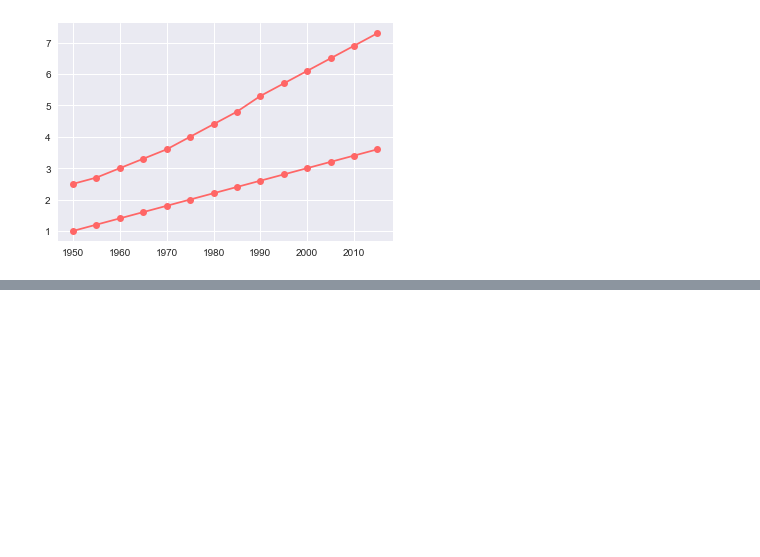
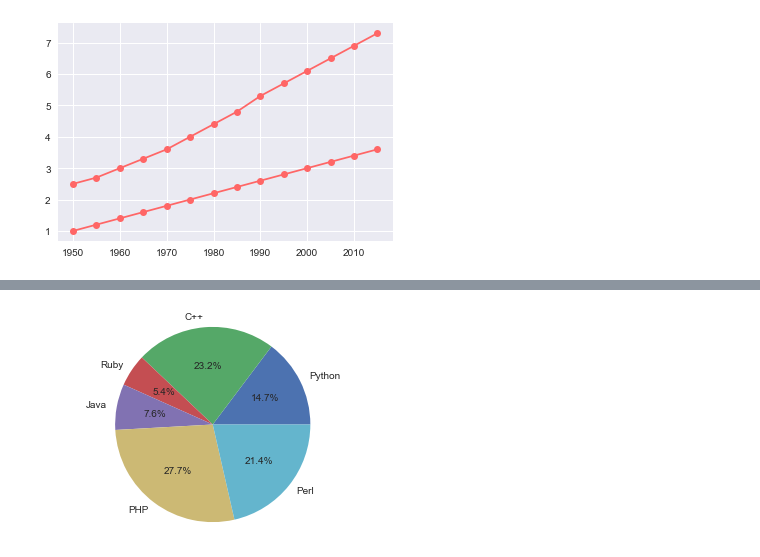
Before and after one commit to jhonasttan/pythonBegToAdClass, a Jupyter notebook: sect14-project9-DataVisiualization/mainNoteBook.ipynb, the cells around one changed output, grey strips where cells are left out. Saved outputs shown, nothing was run; the diff lists cells and outputs as text; code cells hidden in the pictures; blank space fills up the shorter version.

```diff
--- a/sect14-project9-DataVisiualization/mainNoteBook.ipynb
+++ b/sect14-project9-DataVisiualization/mainNoteBook.ipynb
@@ -114,0 +126,6 @@ plt.show()
+# %%
+plt.pie(sizes, labels=labels, autopct='%1.1f%%')
+plt.axis('equal')
+plt.show()
+# %% [output]
+[figure, added]
```
Also changed, not shown: parts of 4 cells of this notebook.
